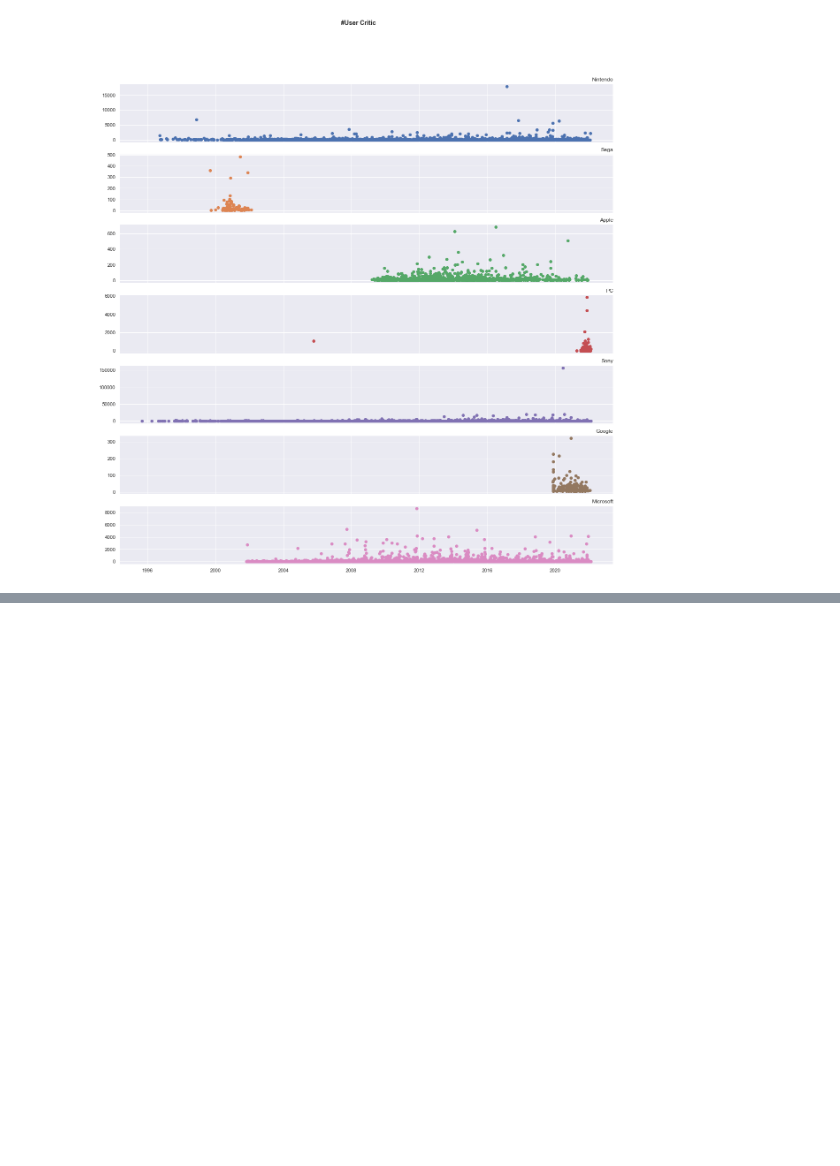
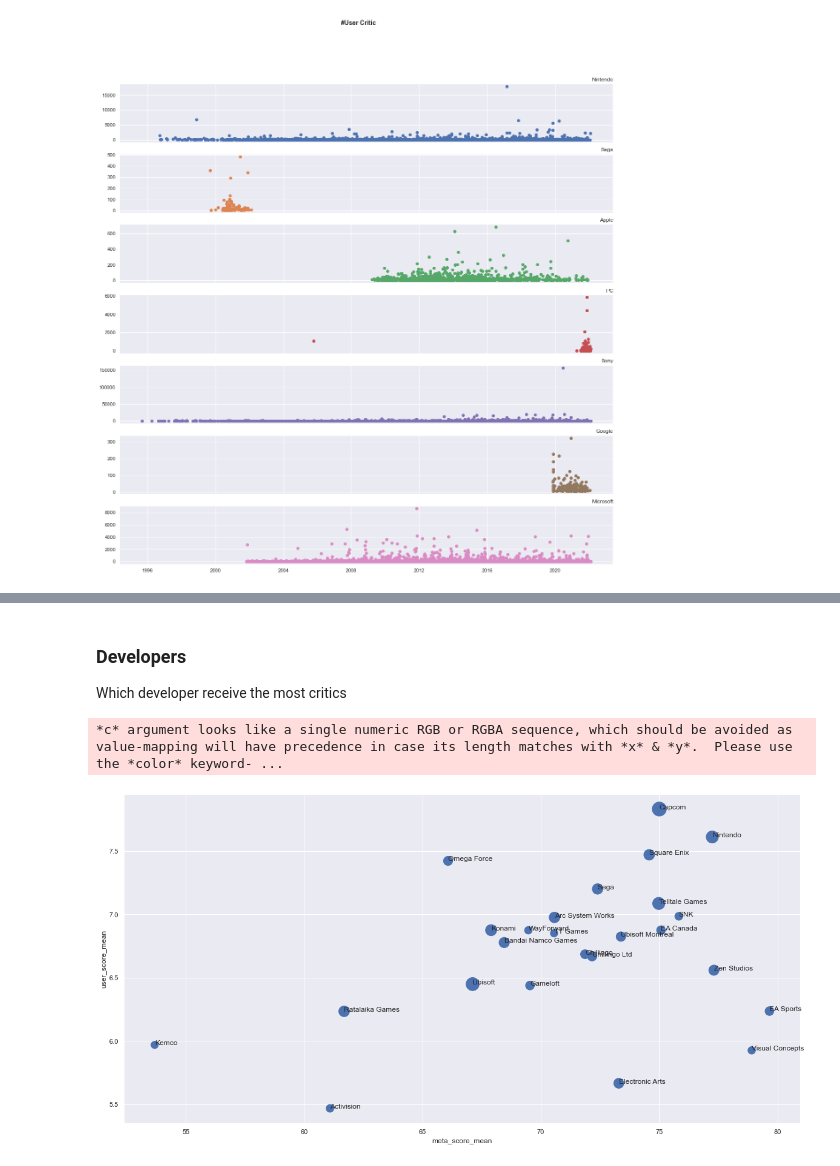
Before and after one commit to sunlung/Metacritic-Games-Analysis, a Jupyter notebook: explorer.ipynb, the cells around one changed output, grey strips where cells are left out. Saved outputs shown, nothing was run; the diff lists cells and outputs as text; code cells hidden in the pictures; blank space fills up the shorter version.

```diff
--- a/explorer.ipynb
+++ b/explorer.ipynb
@@ -211,0 +208,20 @@ plt.show()
+# %% [markdown]
+<h3>Developers</h3>
+Which developer receive the most critics
+# %%
+
+dfe = df.explode('developers').groupby('developers').agg({'meta_score' : ['mean', 'count'], 'user_score' : ['mean', 'count'], 'title' : ['count']}).dropna().sort_values(by=[("title", "count")], ascending=False)
+dfe.columns = ['meta_score_mean', 'meta_score_count', 'user_score_mean', 'user_score_count','title_count']
+dfe = dfe.reset_index()
+dfe = dfe.loc[(dfe.meta_score_count >10)].head(25)
+ax = dfe.plot(kind='scatter', x='meta_score_mean', y='user_score_mean', s='title_count',figsize=(20,10))
+
+dfe[['meta_score_mean','user_score_mean','developers']].apply(lambda row: ax.text(*row),axis=1);
+#dfe
+
+#dfe = df.explode('developers')
+
+#dfe.loc[(dfe.developers == "Inc.") & (dfe.platform =="Switch")]
+# %% [output]
+*c* argument looks like a single numeric RGB or RGBA sequence, which should be avoided as value-mapping will have precedence in case its length matches with *x* & *y*.  Please use the *color* keyword- ...
+[figure, added]
```
Also changed, not shown: parts of 11 cells of this notebook, 1 other file.
